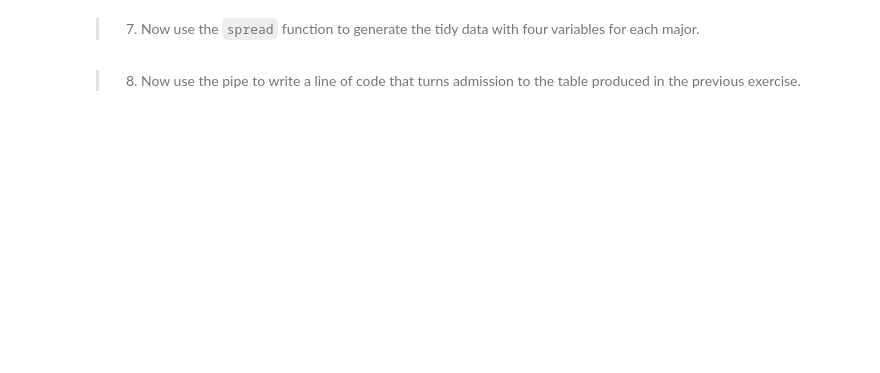
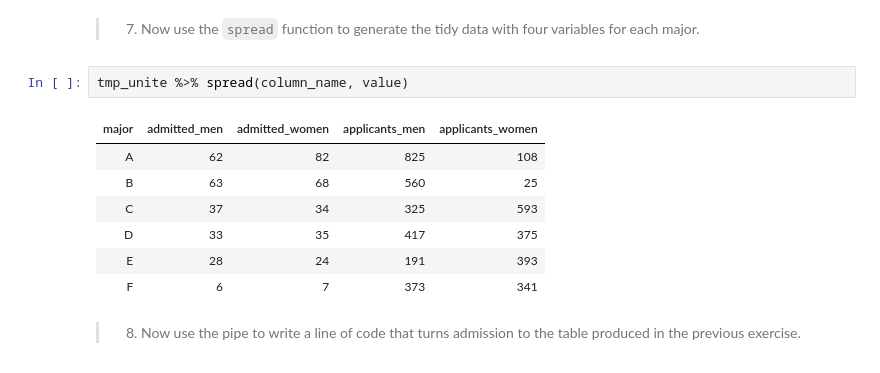
Before and after one commit to mldwr/dsbook_exercises, a Jupyter notebook: ex_36_reshaping_data.ipynb, the cells around one changed output. Cells and saved outputs as stored; diff of their text form; blank space fills up the shorter version.

```diff
--- a/ex_36_reshaping_data.ipynb
+++ b/ex_36_reshaping_data.ipynb
@@ -162,4 +206,14 @@ dat %>% spread(gender,admitted)
 # %% [markdown]
 >7. Now use the `spread` function to generate the tidy data with four variables for each major.
+# %%
+tmp_unite %>% spread(column_name, value)
+# %% [output]
+| major | admitted_men | admitted_women | applicants_men | applicants_women |
+| A | 62 | 82 | 825 | 108 |
+| B | 63 | 68 | 560 | 25 |
+| C | 37 | 34 | 325 | 593 |
+| D | 33 | 35 | 417 | 375 |
+| E | 28 | 24 | 191 | 393 |
+| F | 6 | 7 | 373 | 341 |
 # %% [markdown]
 >8. Now use the pipe to write a line of code that turns admission to the table  produced in the previous exercise.
```
Also changed, not shown: parts of 5 cells of this notebook.
